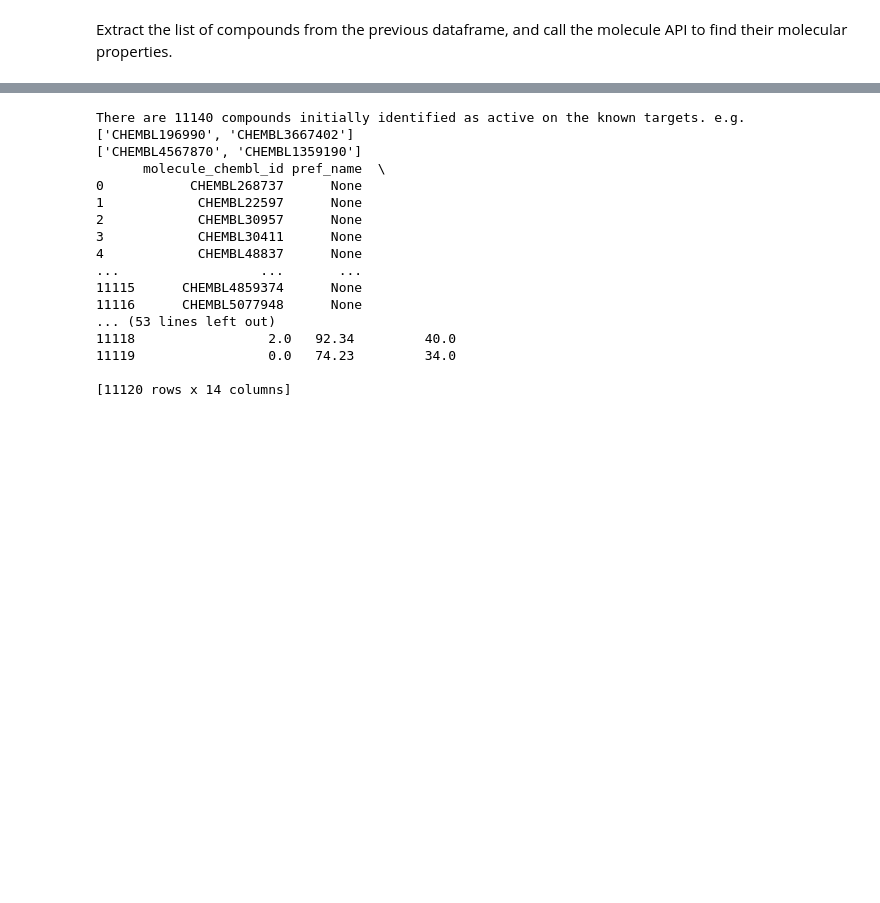
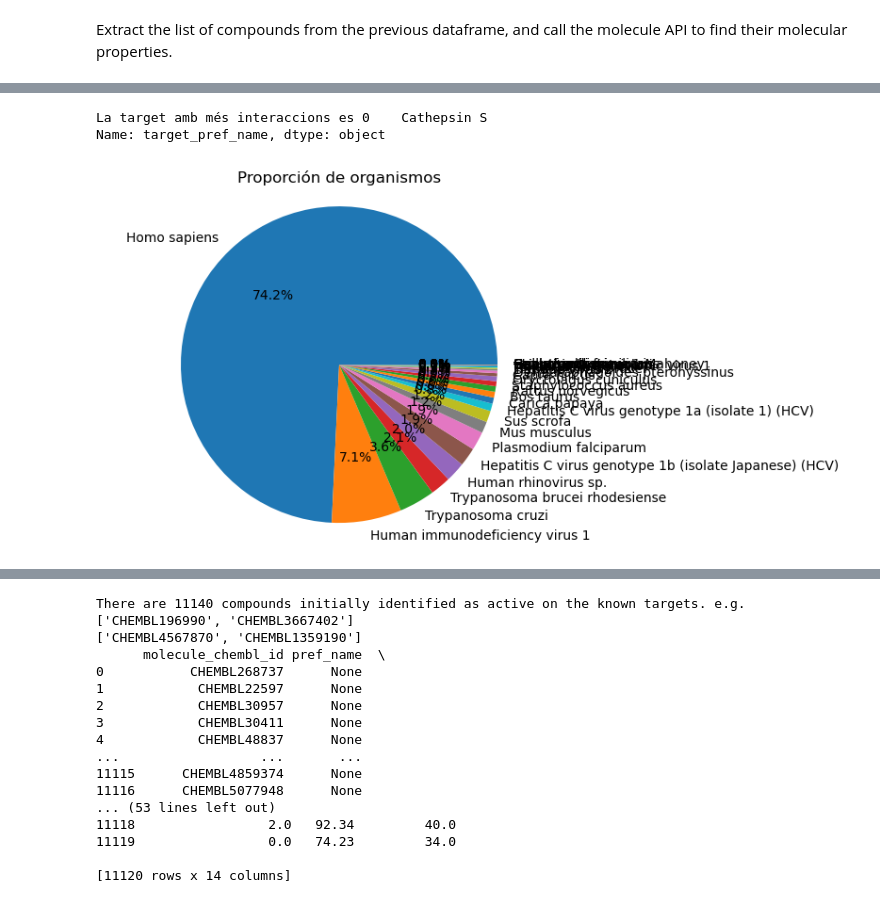
Before and after one commit to Biocomputing-Teaching/Carla-F-TFM, a Jupyter notebook: code/tfm.ipynb, the cells around one changed output, grey strips where cells are left out. Saved outputs shown, nothing was run; the diff lists cells and outputs as text; code cells hidden in the pictures; blank space fills up the shorter version.

```diff
--- a/code/tfm.ipynb
+++ b/code/tfm.ipynb
@@ -227,0 +338,8 @@ Extract the list of compounds from the previous dataframe, and call the molecule
+# %%
+#Creem un diccionari i ho apliquem a act_df per obtenir els smiles de cada molecule_chembl_id
+
+chembl_smiles_dict = dict(zip(df_total['molecule_chembl_id'], df_total['smiles']))
+
+act_df['Smiles'] = act_df['molecule_chembl_id'].map(chembl_smiles_dict)
+
+act_df
@@ -227,0 +487,17 @@ Extract the list of compounds from the previous dataframe, and call the molecule
+# %%
+max_num_targ = act_df['target_pref_name'].mode()
+print('La target amb més interaccions es', max_num_targ)
+# %% [output]
+La target amb més interaccions es 0    Cathepsin S
+Name: target_pref_name, dtype: object
+# %%
+# Obtener la frecuencia de cada organismo
+frecuencia_organismos = act_df['target_organism'].value_counts()
+
+# Crear el gráfico de pastel
+plt.pie(frecuencia_organismos.values, labels=frecuencia_organismos.index, autopct='%1.1f%%')
+plt.title('Proporción de organismos')
+plt.axis('equal')
+plt.show()
+# %% [output]
+[figure, added]
```
Also changed, not shown: parts of 25 cells of this notebook, 1 other file.
